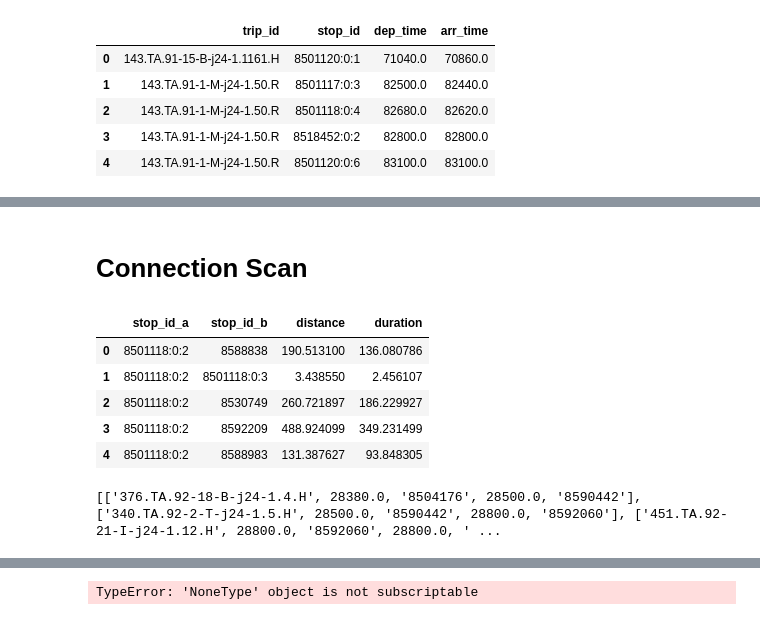
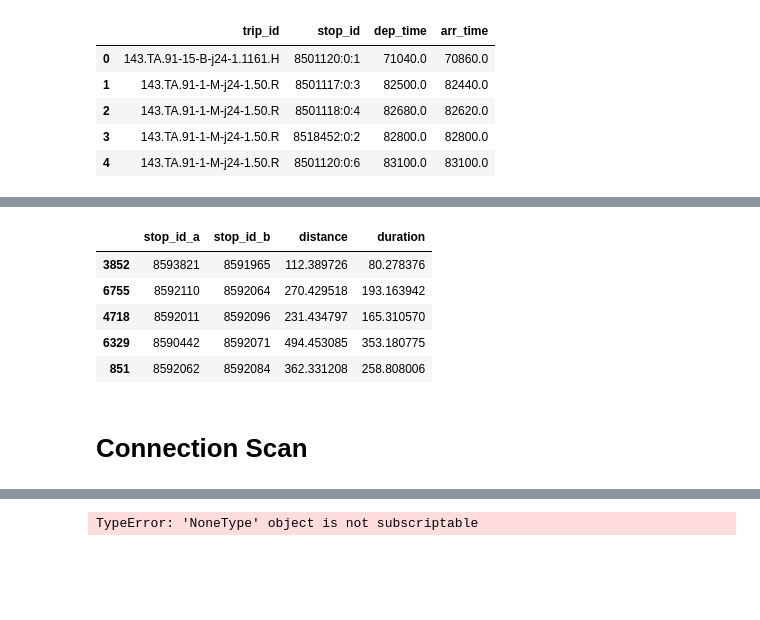
Before and after one commit to kaedejohnson/largescaleds_epfl_com490, a Jupyter notebook: project.ipynb, the cells around one changed output, grey strips where cells are left out. Drawn from its saved outputs; the diff is of its cells as text; code cells hidden in the pictures; blank space fills up the shorter version.

```diff
--- a/project.ipynb
+++ b/project.ipynb
@@ -36,20 +38,21 @@ timetable.sample(n=5)
+# %%
+data_path = 'data/'
+footpaths = pd.read_pickle(data_path+"footpaths.pkl")
+walk_speed = 1.4 # m/s
+footpaths['duration'] = footpaths['distance'] / walk_speed
+footpaths_switched = footpaths.copy()
+footpaths_switched[['stop_id_a', 'stop_id_b']] = footpaths[['stop_id_b', 'stop_id_a']]
+footpaths = pd.concat([footpaths, footpaths_switched], ignore_index=True).drop_duplicates()
+footpaths.to_csv('data/footpaths.csv', index=False)
+footpaths.sample(n=5)
+# %% [output]
+|  | stop_id_a | stop_id_b | distance | duration |
+| 3852 | 8593821 | 8591965 | 112.389726 | 80.278376 |
+| 6755 | 8592110 | 8592064 | 270.429518 | 193.163942 |
+| 4718 | 8592011 | 8592096 | 231.434797 | 165.310570 |
+| 6329 | 8590442 | 8592071 | 494.453085 | 353.180775 |
+| 851 | 8592062 | 8592084 | 362.331208 | 258.808006 |
 # %% [markdown]
 # Connection Scan
-# %%
-data_path = 'data/'
-footpaths = pd.read_pickle(data_path+"footpaths.pkl")
-walk_speed = 1.4 # m/s
-footpaths['duration'] = footpaths['distance'] / walk_speed
-footpaths_switched = footpaths.copy()
-footpaths_switched[['stop_id_a', 'stop_id_b']] = footpaths[['stop_id_b', 'stop_id_a']]
-footpaths = pd.concat([footpaths, footpaths_switched], ignore_index=True).drop_duplicates()
-footpaths.head()
-# %% [output]
-|  | stop_id_a | stop_id_b | distance | duration |
-| 0 | 8501118:0:2 | 8588838 | 190.513100 | 136.080786 |
-| 1 | 8501118:0:2 | 8501118:0:3 | 3.438550 | 2.456107 |
-| 2 | 8501118:0:2 | 8530749 | 260.721897 | 186.229927 |
-| 3 | 8501118:0:2 | 8592209 | 488.924099 | 349.231499 |
-| 4 | 8501118:0:2 | 8588983 | 131.387627 | 93.848305 |
 # %%
 import numpy as np
@@ -102,28 +161,0 @@ for idx, row in timetable_ssr.iterrows():
-# %%
-old = []
-
-if S[source_stop_id][0]!=None:
-    path = []
-    mof = None
-    step = S[source_stop_id]
-    while step[0]!=None:
-        if step[0]!=mof:
-            if step[2]!=source_stop_id:
-                path[-1][3] = old[3]
-                path[-1][4] = old[4]
-            path.append(step)
-            mof = step[0]
-            old = step
-        else:
-            old = step
-        step = S[step[4]]
-    if step[0]!=mof:
-        path[-1][3] = old[3]
-        path[-1][4] = old[4]
-    path.append(step)
-    print(path)
-
-else:
-    print('No path exists starting from "{}" and arriving to "{}" by {} on {}'.format(source_stop_id, destination_stop_id, arrival_time))
-# %% [output]
-[['376.TA.92-18-B-j24-1.4.H', 28380.0, '8504176', 28500.0, '8590442'], ['340.TA.92-2-T-j24-1.5.H', 28500.0, '8590442', 28800.0, '8592060'], ['451.TA.92-21-I-j24-1.12.H', 28800.0, '8592060', 28800.0, ' ...
```
Also changed, not shown: parts of 6 cells of this notebook, 2 other files.
